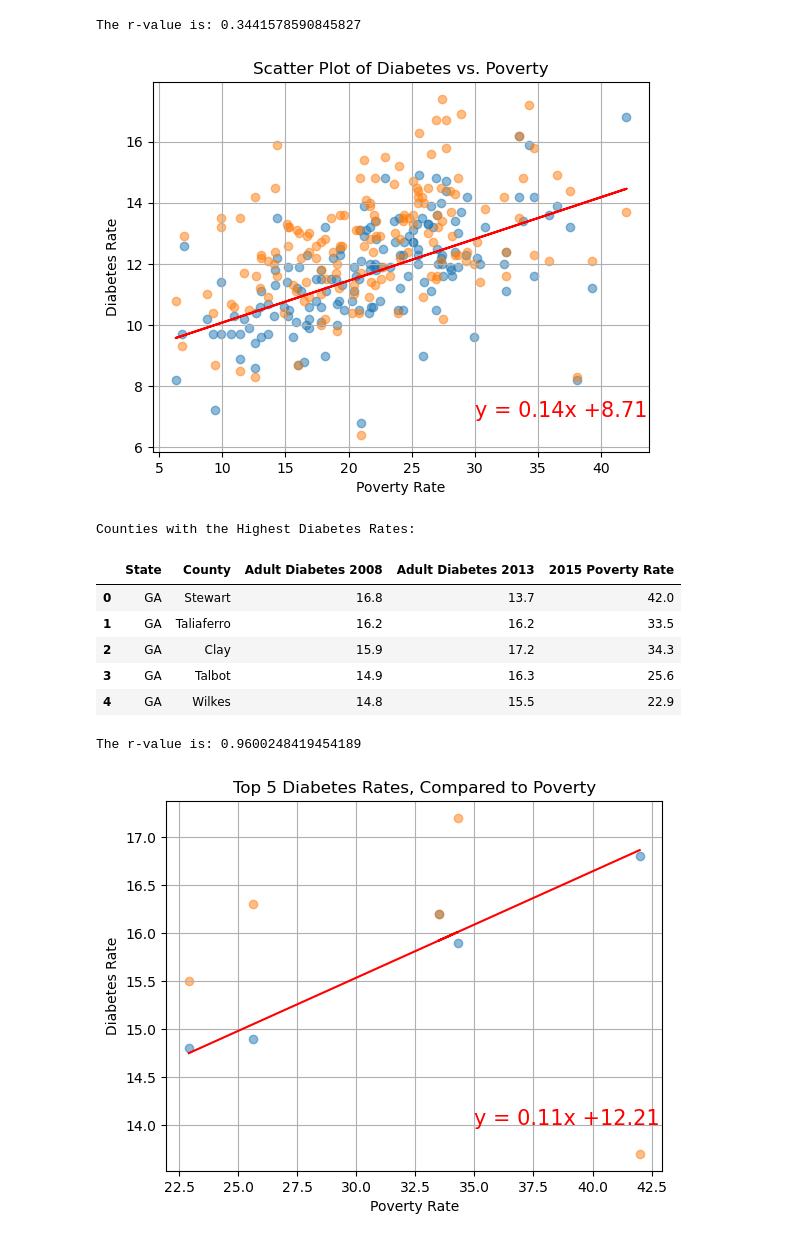
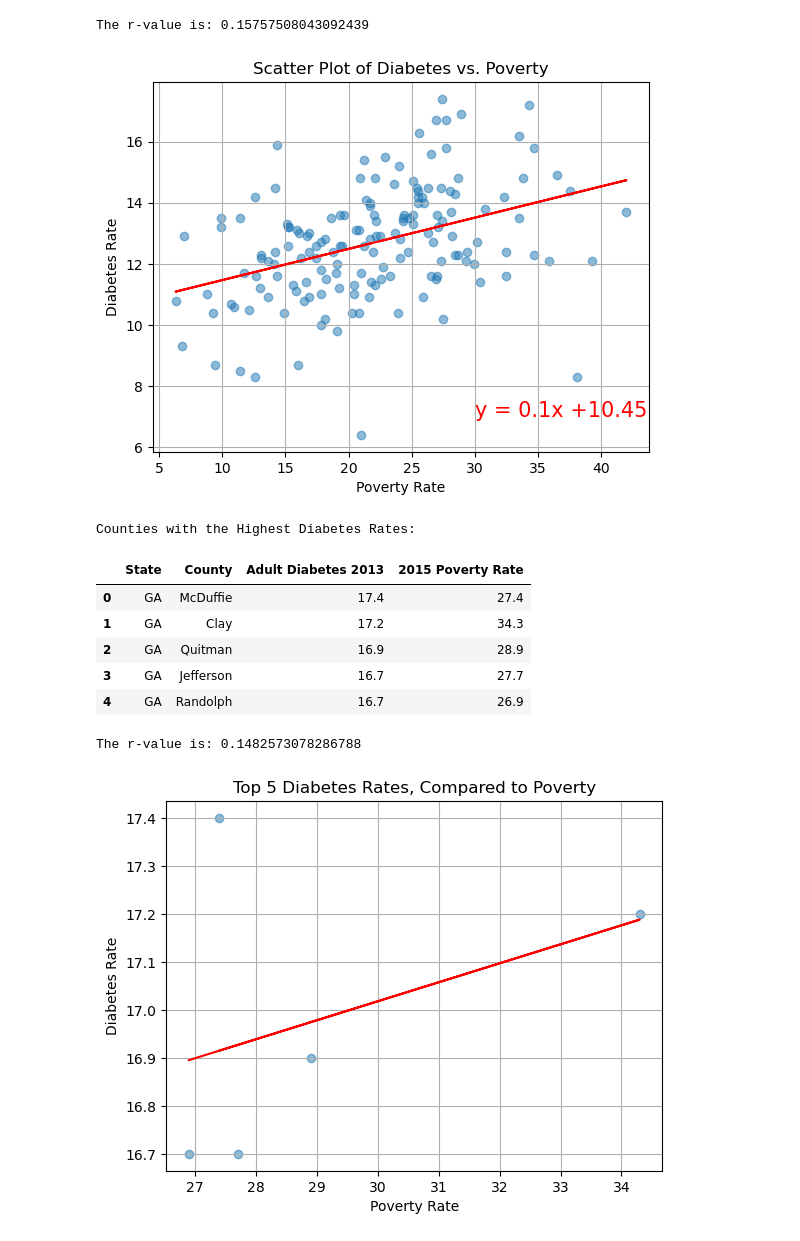
Before and after one commit to anishak520/Project1, a Jupyter notebook: FoodEnvironmentAtlas2/diabetesvspoverty.ipynb, the cells around one changed output. Cells and saved outputs as stored; diff of their text form; code cells hidden in the pictures.

Commit message:
refined diabetes vs poverty information

```diff
--- a/FoodEnvironmentAtlas2/diabetesvspoverty.ipynb
+++ b/FoodEnvironmentAtlas2/diabetesvspoverty.ipynb
@@ -28,7 +28,7 @@ combined_df = pd.merge(environmental_atlas_df, environmental_atlas_df2, on=["Sta
 # You can access the columns from both sheets as needed
 georgia_county_filter = combined_df['State']== 'GA'
 
-GAcounties = combined_df.loc[georgia_county_filter, ["State", "County", "PCT_DIABETES_ADULTS08", "PCT_DIABETES_ADULTS13", "POVRATE15"]]
+GAcounties = combined_df.loc[georgia_county_filter, ["State", "County", "PCT_DIABETES_ADULTS13", "POVRATE15"]]
 
 GAcounties.reset_index()
 # Example: Print the first few rows of the combined DataFrame
@@ -84,10 +81,10 @@ Index(['State', 'County', 'Adult Diabetes 2008', 'Adult Diabetes 2013',
 # %%
-diabetes_column = "Adult Diabetes 2008", "Adult Diabetes 2013"
+diabetes_column = "Adult Diabetes 2013"
 poverty_column = "2015 Poverty Rate"
-slope, intercept, rvalue, pvalue, stderr = linregress(GAcounties[poverty_column], GAcounties[diabetes_column[0]])
+slope, intercept, rvalue, pvalue, stderr = linregress(GAcounties[poverty_column], GAcounties[diabetes_column])
 # Scatter plot
-plt.scatter(GAcounties[poverty_column], GAcounties[diabetes_column[0]], label="2008", alpha=0.5)
-plt.scatter(GAcounties[poverty_column], GAcounties[diabetes_column[1]], label="2013", alpha=0.5)
+
+plt.scatter(GAcounties[poverty_column], GAcounties[diabetes_column], label="2013", alpha=0.5)
 regress_values = GAcounties[poverty_column] * slope + intercept
 # Create line equation string
 line_eq = "y = " + str(round(slope,2)) + "x +" + str(round(intercept,2))
@@ -103,11 +100,11 @@ print(f"The r-value is: {rvalue**2}")
 plt.annotate(line_eq,(30,7),fontsize=15,color="red")
 plt.show()
 # %% [output]
-The r-value is: 0.3441578590845827
+The r-value is: 0.15757508043092439
-[figure, old version]
+[figure, new version]
 # %%
 # Sort the DataFrame based on the "Diabetes_Adults_2017" column in descending order
-GAcounties_sorted = GAcounties.sort_values(by="Adult Diabetes 2008", ascending=False)
+GAcounties_sorted = GAcounties.sort_values(by="Adult Diabetes 2013", ascending=False)
 
 # Get the top 5 counties with the highest values
 top_5_counties = GAcounties_sorted.head(5)
@@ -122,36 +119,36 @@ print("Counties with the Highest Diabetes Rates:")
 top_5_counties
 # %% [output]
 Counties with the Highest Diabetes Rates:
-|  | State | County | Adult Diabetes 2008 | Adult Diabetes 2013 | 2015 Poverty Rate |
-| 0 | GA | Stewart | 16.8 | 13.7 | 42.0 |
-| 1 | GA | Taliaferro | 16.2 | 16.2 | 33.5 |
-| 2 | GA | Clay | 15.9 | 17.2 | 34.3 |
-| 3 | GA | Talbot | 14.9 | 16.3 | 25.6 |
-| 4 | GA | Wilkes | 14.8 | 15.5 | 22.9 |
+|  | State | County | Adult Diabetes 2013 | 2015 Poverty Rate |
+| 0 | GA | McDuffie | 17.4 | 27.4 |
+| 1 | GA | Clay | 17.2 | 34.3 |
+| 2 | GA | Quitman | 16.9 | 28.9 |
+| 3 | GA | Jefferson | 16.7 | 27.7 |
+| 4 | GA | Randolph | 16.7 | 26.9 |
 # %%
-diabetes_column = "Adult Diabetes 2008", "Adult Diabetes 2013"
+diabetes_column = "Adult Diabetes 2013"
 poverty_column = "2015 Poverty Rate"
-slope, intercept, rvalue, pvalue, stderr = linregress(top_5_counties[poverty_column], top_5_counties[diabetes_column[0]])
+slope, intercept, rvalue, pvalue, stderr = linregress(top_5_counties[poverty_column], top_5_counties[diabetes_column])
 # Scatter plot
-plt.scatter(top_5_counties[poverty_column], top_5_counties[diabetes_column[0]], label="2008", alpha=0.5)
-plt.scatter(top_5_counties[poverty_column], top_5_counties[diabetes_column[1]], label="2013", alpha=0.5)
+
+plt.scatter(top_5_counties[poverty_column], top_5_counties[diabetes_column], label="2013", alpha=0.5)
 regress_values = top_5_counties[poverty_column] * slope + intercept
 # Create line equation string
 line_eq = "y = " + str(round(slope,2)) + "x +" + str(round(intercept,2))
 
 plt.plot(top_5_counties[poverty_column], regress_values, color='red', label='Linear Regression')
 plt.title("Top 5 Diabetes Rates, Compared to Poverty")
 plt.xlabel("Poverty Rate")
 plt.ylabel("Diabetes Rate")
 plt.grid(True)
 # Print r value
 print(f"The r-value is: {rvalue**2}")
 #show plot
 plt.annotate(line_eq,(35,14),fontsize=15,color="red")
 plt.show()
 # %% [output]
-The r-value is: 0.9600248419454189
+The r-value is: 0.1482573078286788
-[figure, old version]
+[figure, new version]
 # %%
 print("\nCounties with the Lowest Diabetes Rates:")
 bottom_5_counties
```
Also changed, not shown: parts of 5 cells of this notebook.
